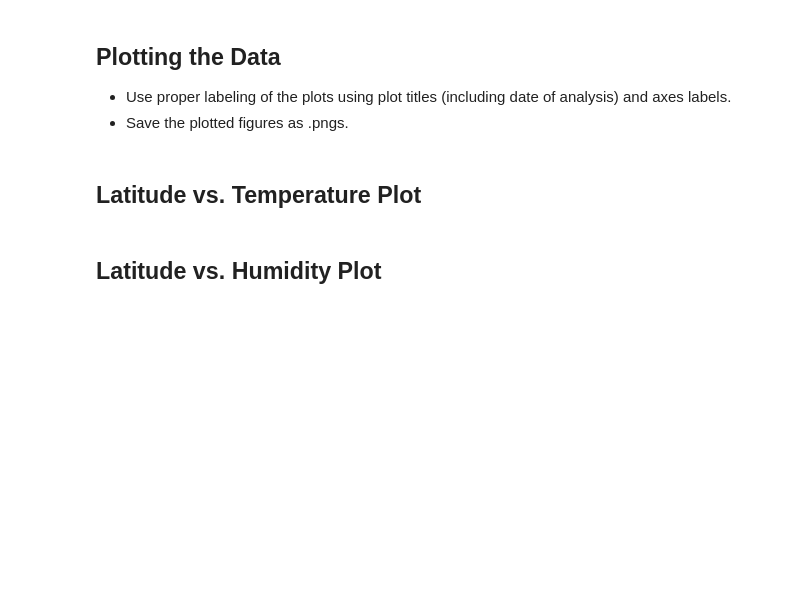
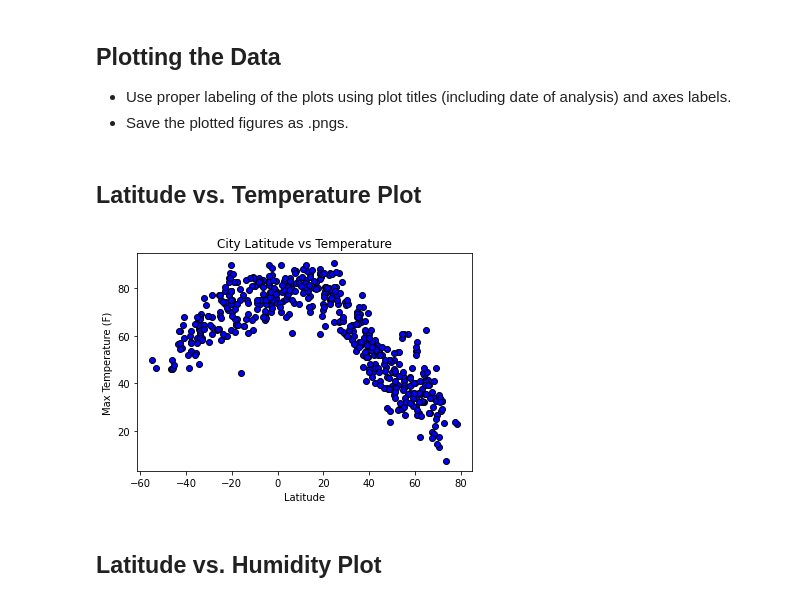
Before and after one commit to kndrsh/Python-Api-Challenge, a Jupyter notebook: Weather Py/WeatherPy.ipynb, the cells around one changed output. Cells and saved outputs as stored; diff of their text form; code cells hidden in the pictures; blank space fills up the shorter version.

Commit message:
scatter plots included

```diff
--- a/Weather Py/WeatherPy.ipynb
+++ b/Weather Py/WeatherPy.ipynb
@@ -143,5 +175,22 @@ Skip this step if there are no cities that have humidity > 100%.
 * Save the plotted figures as .pngs.
 # %% [markdown]
 ## Latitude vs. Temperature Plot
+# %%
+#Create Latitude v Temperature Scatter Plot
+plt.scatter(weather_dict["Lat"], weather_dict["Max Temp"],edgecolor = "black",facecolor = "blue" )
+
+#x axis
+plt.xlabel("Latitude")
+
+#Y axis
+plt.ylabel("Max Temperature (F)")
+
+#Title
+plt.title("City Latitude vs Temperature")
+
+#Save the plotted figure as png
+plt.savefig(r"C:\Users\kndrs\Python-Api-Challenge\Weather Py\City Latitude vs Max Temperature.png")
+# %% [output]
+[figure, added]
 # %% [markdown]
 ## Latitude vs. Humidity Plot
```
Also changed, not shown: parts of 8 cells of this notebook, 7 other files.
